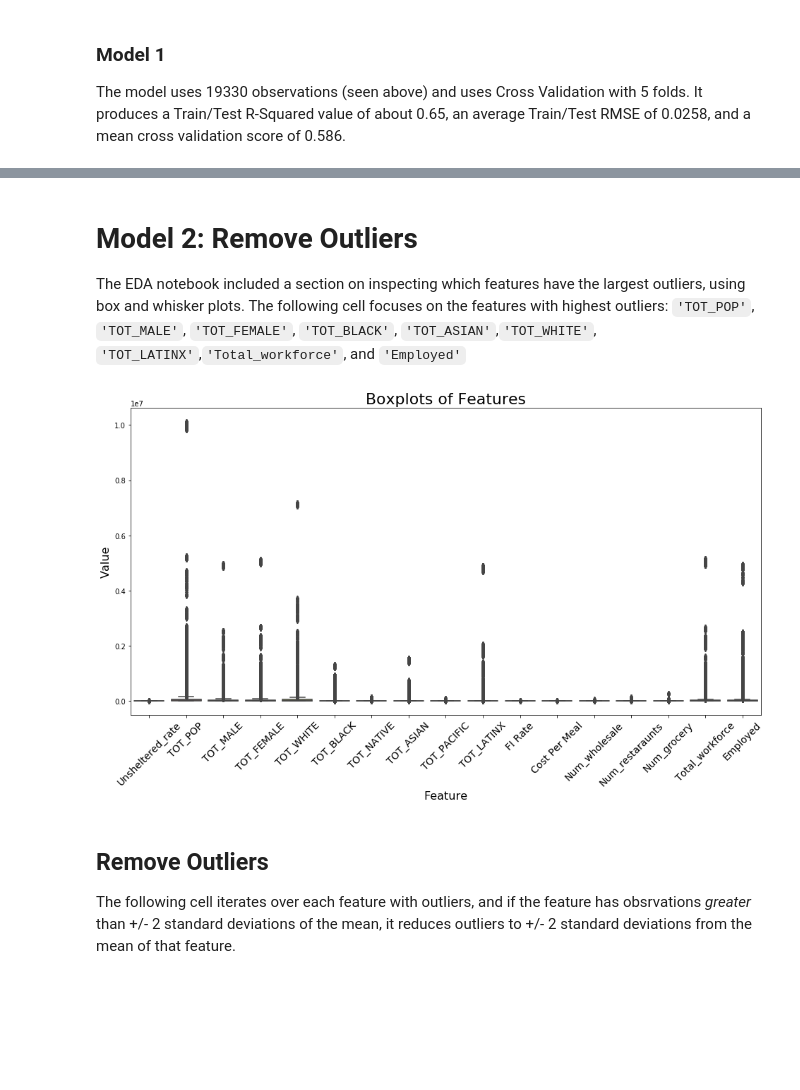
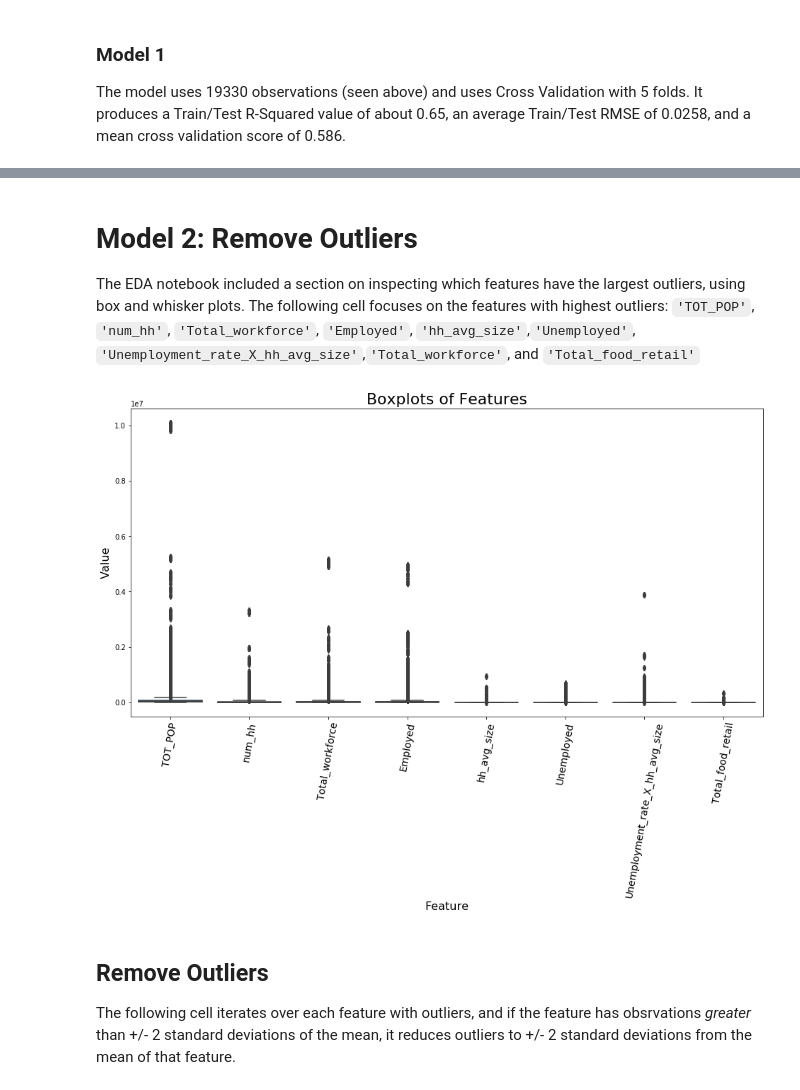
Before and after one commit to khyateed/projecting-food-insecurity, a Jupyter notebook: notebooks/modeling.ipynb, the cells around one changed output, grey strips where cells are left out. Drawn from its saved outputs; the diff is of its cells as text; code cells hidden in the pictures; blank space fills up the shorter version.

Commit message:
modesl with ACS data

```diff
--- a/notebooks/modeling.ipynb
+++ b/notebooks/modeling.ipynb
@@ -104,16 +110,19 @@ Mean CV Score: 0.5865798397098055
 # %% [markdown]
 # Model 2: Remove Outliers
-The EDA notebook included a section on inspecting which features have the largest outliers, using box and whisker plots. The following cell focuses on the features with highest outliers: `'TOT_POP'`, `'TOT_MALE'`, `'TOT_FEMALE'`, `'TOT_BLACK'`, `'TOT_ASIAN'`,`'TOT_WHITE'`, `'TOT_LATINX'`,`'Total_workforce'`, and `'Employed'`
+The EDA notebook included a section on inspecting which features have the largest outliers, using box and whisker plots. The following cell focuses on the features with highest outliers: `'TOT_POP'`, `'num_hh'`, `'Total_workforce'`, `'Employed'`, `'hh_avg_size'`,`'Unemployed'`, `'Unemployment_rate_X_hh_avg_size'`,`'Total_workforce'`, and `'Total_food_retail'`
 # %%
+features = ['TOT_POP', 'num_hh', 'Total_workforce', 'Employed', 'hh_avg_size', 'Unemployed',
+            'Unemployment_rate_X_hh_avg_size', 'Total_food_retail']
+
 # create boxplot for each feature with outliers
 plt.figure(figsize=(16, 8));
-sns.boxplot(data= df.iloc[:,5:22]);
+sns.boxplot(data= df.loc[:,features]);
 plt.title('Boxplots of Features', fontdict={'fontsize':22});
 plt.ylabel('Value', fontdict={'fontsize':16});
 plt.xlabel('Feature', fontdict={'fontsize':16});
-plt.xticks(rotation=45,fontsize=14);
+plt.xticks(rotation=80,fontsize=14);
 # %% [output]
-[figure, old version]
+[figure, new version]
 # %% [markdown]
 ## Remove Outliers
 The following cell iterates over each feature with outliers, and if the feature has obsrvations *greater* than +/- 2 standard deviations of the mean, it reduces outliers to +/- 2 standard deviations from the mean of that feature.
```
Also changed, not shown: parts of 24 cells of this notebook, 3 other files.
